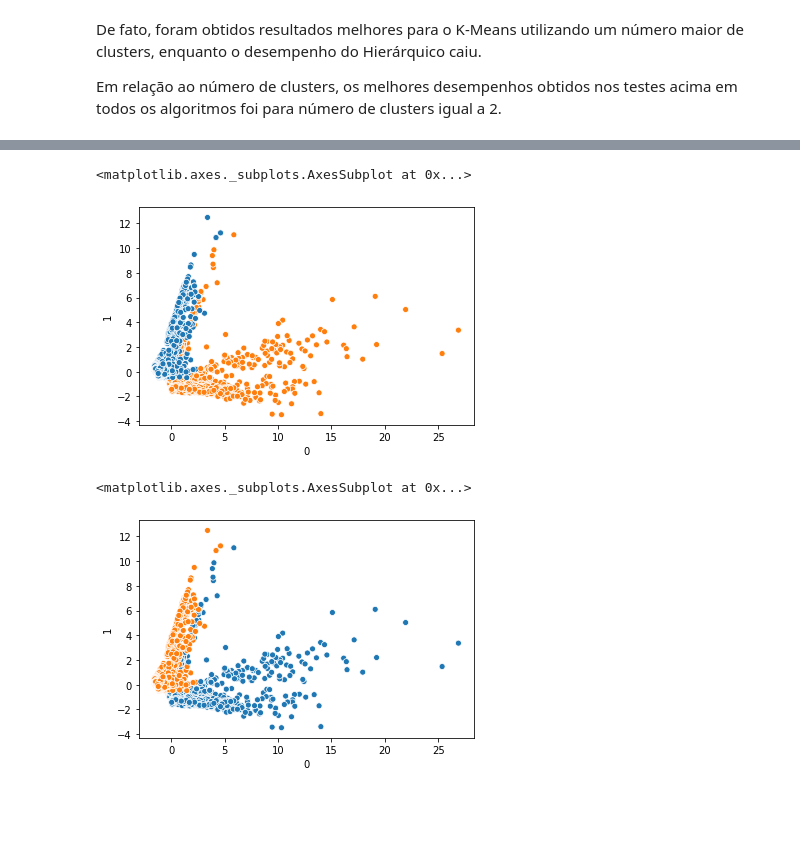
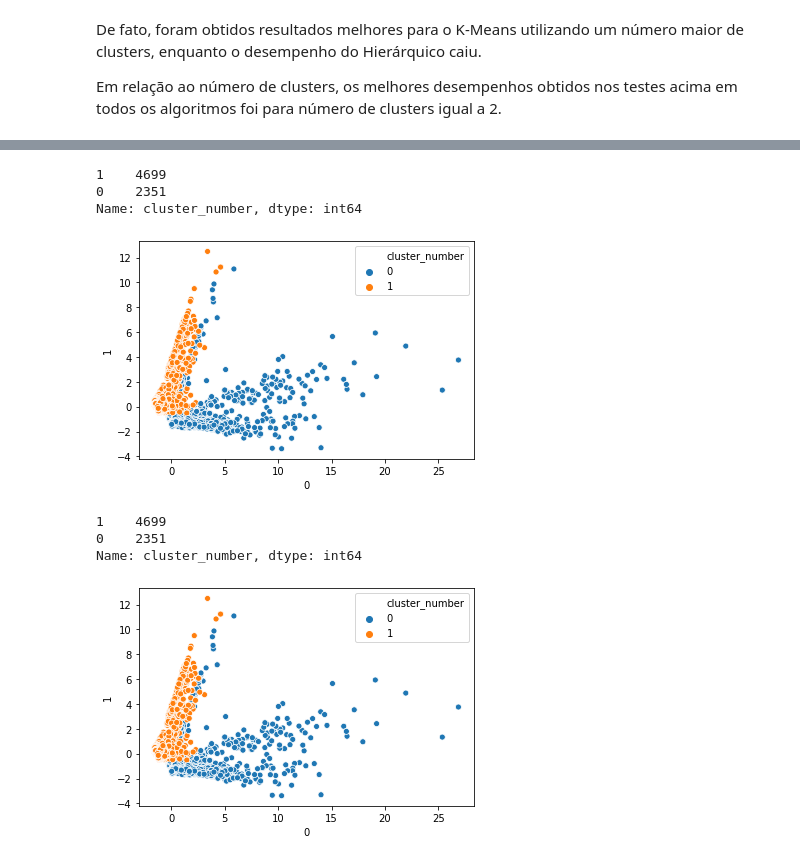
Before and after one commit to DefinitelyNotACactus/AI, a Jupyter notebook: Clustering/Q3 - Clustering.ipynb, the cells around one changed output, grey strips where cells are left out. Saved outputs shown, nothing was run; the diff lists cells and outputs as text; code cells hidden in the pictures; blank space fills up the shorter version.

```diff
--- a/Clustering/Q3 - Clustering.ipynb
+++ b/Clustering/Q3 - Clustering.ipynb
@@ -270,6 +274,10 @@ scaled.head()
 | 4 | -0.037003 | -0.252206 | -0.304144 | -0.024571 | -0.093286 | -0.147879 | -0.176010 | -0.152587 | ... |
 # %%
 results_scaled = []
+labels_kr = []
+labels_kdi = []
+labels_hs = []
+labels_hc = []
 
 for i in range(2, 10):
     hierarchical_single = cluster.AgglomerativeClustering(n_clusters = i, linkage = "single")
@@ -284,6 +292,11 @@ for i in range(2, 10):
     kmeans_random_clustered = scaled.assign(cluster_number = kmeans_random.predict(scaled))
     kmeans_default_init_clustered = scaled.assign(cluster_number = kmeans_default_init.predict(scaled))
 
+    labels_kr.append(kmeans_random_clustered)
+    labels_kdi.append(kmeans_random_clustered)
+    labels_hs.append(hierarchical_single_clustered)
+    labels_hc.append(hierarchical_complete_clustered)
+
     results_scaled.append({"Number of clusters": i,
                     "Hierarchical Single":
                     metrics.silhouette_score(hierarchical_single_clustered, labels = hierarchical_single_clustered['cluster_number']),
@@ -375,10 +384,16 @@ sns.scatterplot(x = pca_df[0], y = pca_df[1], hue = hierarchical_complete_cluste
 # %%
-sns.scatterplot(x = pca_df[0], y = pca_df[1], hue = kmeans_random_clustered['cluster_number'], legend = False)
+sns.scatterplot(x = pca_df[0], y = pca_df[1], hue = labels_kdi[0]['cluster_number'], legend = 'brief')
+labels_kdi[0]['cluster_number'].value_counts()
 # %% [output]
-<matplotlib.axes._subplots.AxesSubplot at 0x...>
+1    4699
+0    2351
+Name: cluster_number, dtype: int64
-[figure, old version]
+[figure, new version]
 # %%
-sns.scatterplot(x = pca_df[0], y = pca_df[1], hue = kmeans_default_init_clustered['cluster_number'], legend = False)
+sns.scatterplot(x = pca_df[0], y = pca_df[1], hue = labels_kr[0]['cluster_number'], legend = 'brief')
+labels_kr[0]['cluster_number'].value_counts()
 # %% [output]
-<matplotlib.axes._subplots.AxesSubplot at 0x...>
+1    4699
+0    2351
+Name: cluster_number, dtype: int64
-[figure, old version]
+[figure, new version]
```
Also changed, not shown: parts of 14 cells of this notebook, 1 other file.
